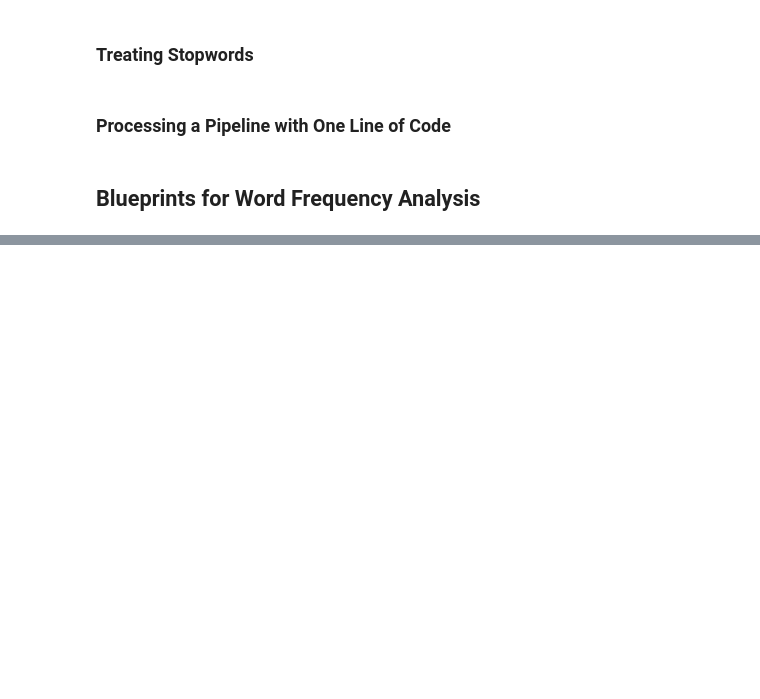
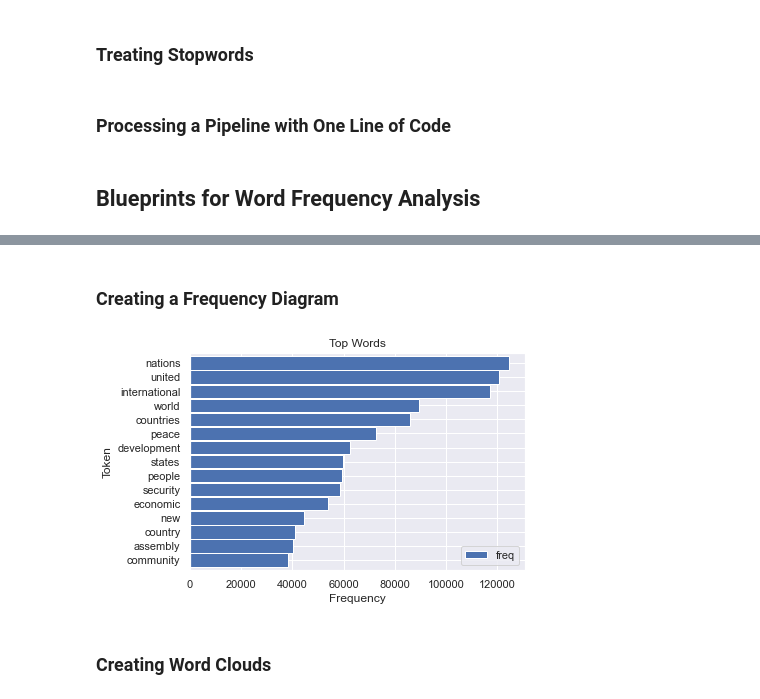
Before and after one commit to lkarjun/Text-Analysis-Workouts, a Jupyter notebook: 1. Gaining Early Insights from Textual Data/notebook.ipynb, the cells around one changed output, grey strips where cells are left out. Saved outputs shown, nothing was run; the diff lists cells and outputs as text; code cells hidden in the pictures; blank space fills up the shorter version.

```diff
--- a/1. Gaining Early Insights from Textual Data/notebook.ipynb
+++ b/1. Gaining Early Insights from Textual Data/notebook.ipynb
@@ -160,0 +165,2 @@ df['num_tokens'] = df['tokens'].map(len)
+# %%
+tokens = tokenize("She likes my cats and my cats like my sofa")
@@ -160,0 +181,4 @@ df['num_tokens'] = df['tokens'].map(len)
+# %%
+counter = Counter()
+
+df['tokens'].map(counter.update)
@@ -160,0 +189,21 @@ df['num_tokens'] = df['tokens'].map(len)
+# %%
+def count_words(df, column='tokens', preprocess=None, min_freq=2):
+
+    # process tokens and update counter
+    def update(doc):
+        tokens = doc if preprocess is None else preprocess(doc)
+        counter.update(tokens)
+
+    # create counter and run through all data
+    counter = Counter()
+    df[column].map(update)
+
+    # transform counter into a DataFrame
+    freq_df = pd.DataFrame.from_dict(counter, orient='index', columns=['freq'])
+    freq_df = freq_df.query('freq >= @min_freq')
+    freq_df.index.name = 'token'
+
+    return freq_df.sort_values('freq', ascending=False)
+# %%
+freq_df = count_words(df)
+freq_df.head(5)
@@ -160,0 +236,11 @@ df['num_tokens'] = df['tokens'].map(len)
+# %% [markdown]
+### Creating a Frequency Diagram
+# %%
+ax = freq_df.head(15).plot(kind="barh", width=.95)
+
+ax.invert_yaxis()
+ax.set(xlabel='Frequency', ylabel='Token', title='Top Words');
+# %% [output]
+[figure, added]
+# %% [markdown]
+### Creating Word Clouds
```
Also changed, not shown: parts of 18 cells of this notebook.
